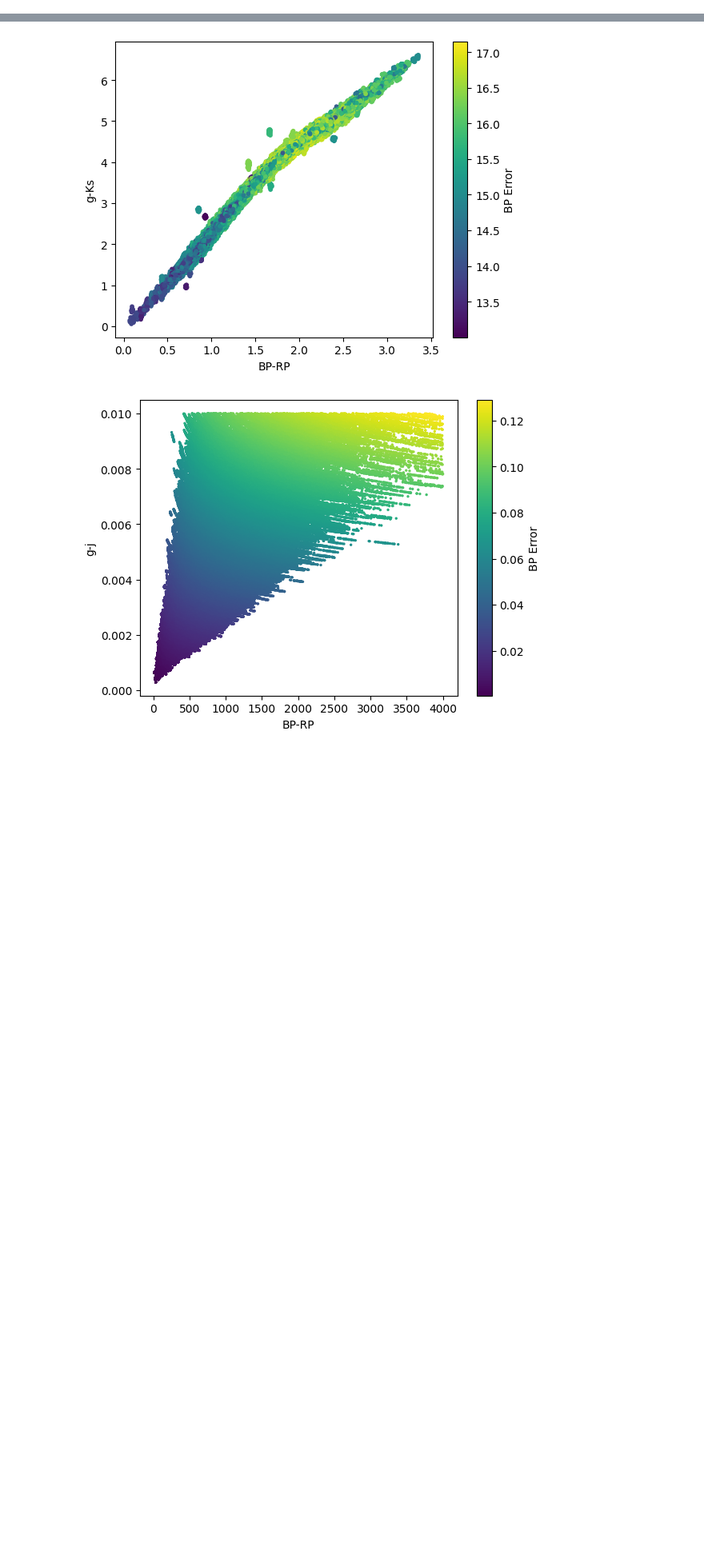
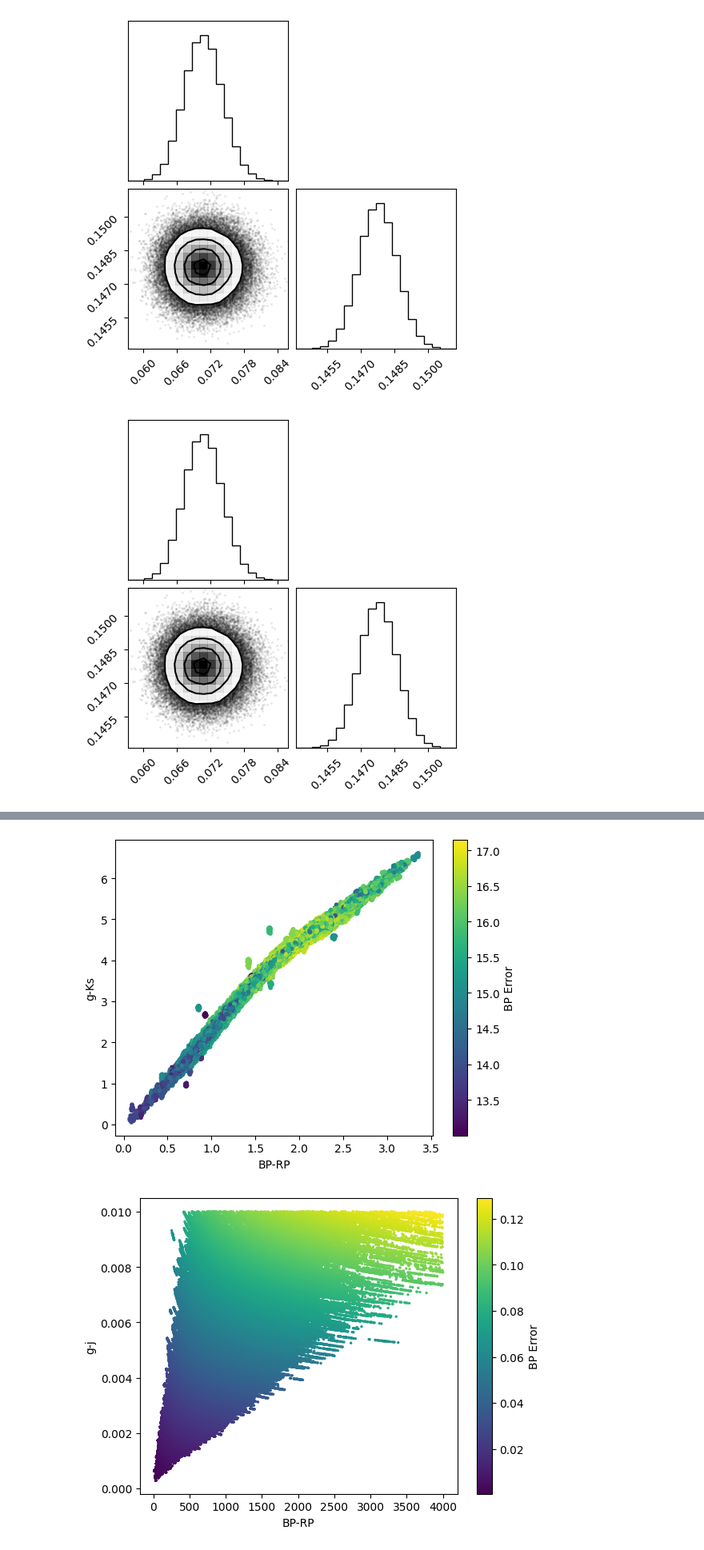
Before and after one commit to ocallam6/XPNorm, a Jupyter notebook: Notebooks/data_analysis.ipynb, the cells around one changed output, grey strips where cells are left out. Shown at 80% size. Cells and saved outputs as stored; diff of their text form; code cells hidden in the pictures; blank space fills up the shorter version.

```diff
--- a/Notebooks/data_analysis.ipynb
+++ b/Notebooks/data_analysis.ipynb
@@ -4,0 +111,2 @@ import matplotlib.pyplot as plt
+# %%
+x=(mc['x'][:,:,0]-hmc.normalising_flow.mean[0])*-1
@@ -4,0 +115,3 @@ import matplotlib.pyplot as plt
+# %%
+x=np.array(x)[:,0]
+a0=np.array(a0)[:,0]
@@ -4,0 +127,5 @@ import matplotlib.pyplot as plt
+# %%
+corner.corner(np.stack((a0/3.1,10**((x+5)/5)),1))
+# %% [output]
+[figure, added]
+[figure, added]
```
Also changed, not shown: parts of 45 cells of this notebook, 30 other files.
